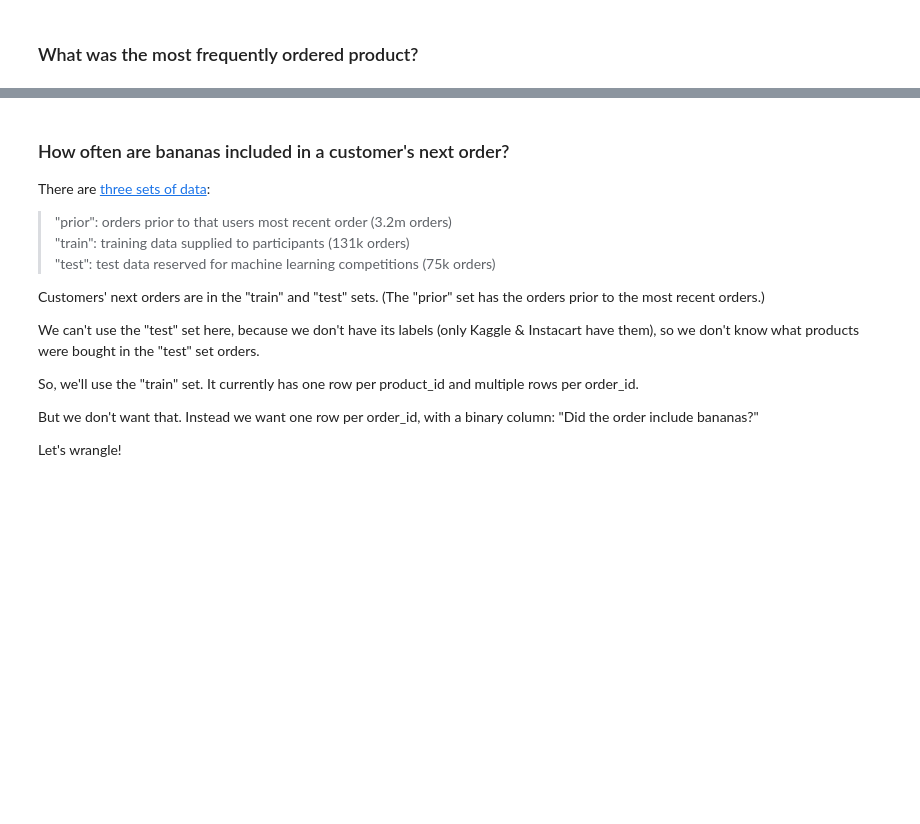
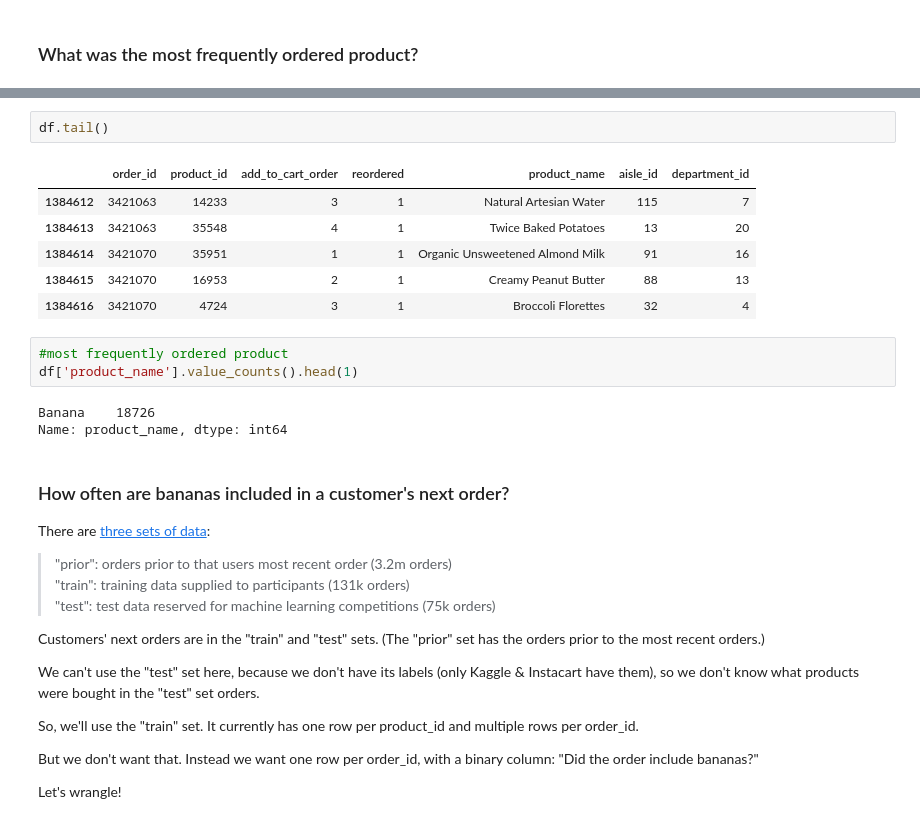
Before and after one commit to sikoh/DS-Applied-Modeling, a Jupyter notebook: Wrangle-ML-Datasets/DS_WrangleMLDatasets_Homework.ipynb, the cells around one changed output, grey strips where cells are left out. Saved outputs shown, nothing was run; the diff lists cells and outputs as text; blank space fills up the shorter version.

```diff
--- a/Wrangle-ML-Datasets/DS_WrangleMLDatasets_Homework.ipynb
+++ b/Wrangle-ML-Datasets/DS_WrangleMLDatasets_Homework.ipynb
@@ -78,3 +129,18 @@ Which product? How about **the most frequently ordered product?**
+# %%
+df.tail()
+# %% [output]
+|  | order_id | product_id | add_to_cart_order | reordered | product_name | aisle_id | department_id |
+| 1384612 | 3421063 | 14233 | 3 | 1 | Natural Artesian Water | 115 | 7 |
+| 1384613 | 3421063 | 35548 | 4 | 1 | Twice Baked Potatoes | 13 | 20 |
+| 1384614 | 3421070 | 35951 | 1 | 1 | Organic Unsweetened Almond Milk | 91 | 16 |
+| 1384615 | 3421070 | 16953 | 2 | 1 | Creamy Peanut Butter | 88 | 13 |
+| 1384616 | 3421070 | 4724 | 3 | 1 | Broccoli Florettes | 32 | 4 |
+# %%
+#most frequently ordered product
+df['product_name'].value_counts().head(1)
+# %% [output]
+Banana    18726
+Name: product_name, dtype: int64
 # %% [markdown]
 ### How often are bananas included in a customer's next order?
 
```
Also changed, not shown: parts of 15 cells of this notebook.
